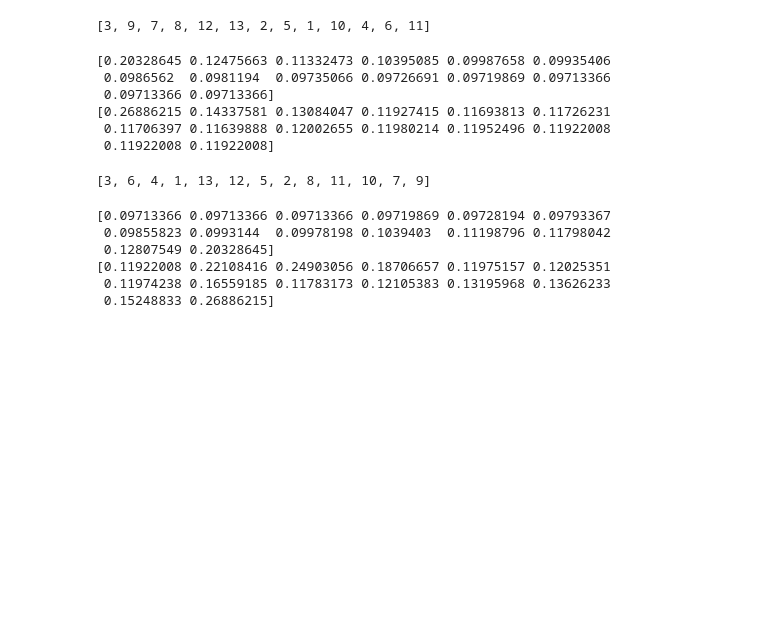
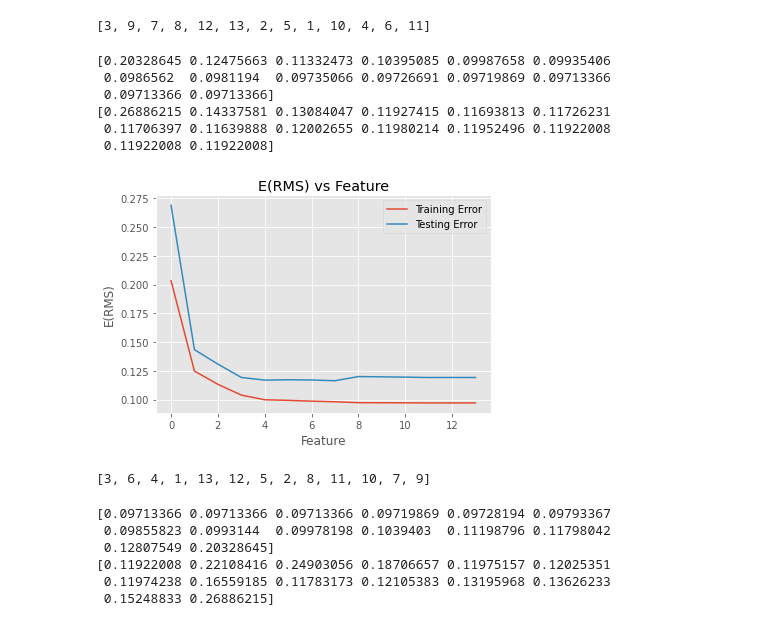
Before and after one commit to aayush11shah/FoDS-Assignments, a Jupyter notebook: Assignment-2/Assignment2.ipynb, the cells around one changed output. Drawn from its saved outputs; the diff is of its cells as text; code cells hidden in the pictures; blank space fills up the shorter version.

Commit message:
Added plots

```diff
--- a/Assignment-2/Assignment2.ipynb
+++ b/Assignment-2/Assignment2.ipynb
@@ -396,6 +414,24 @@ print(vec2)
 [0.26886215 0.14337581 0.13084047 0.11927415 0.11693813 0.11726231
  0.11706397 0.11639888 0.12002655 0.11980214 0.11952496 0.11922008
  0.11922008 0.11922008]
+# %%
+# Function to plot
+feature = [0,1,2,3,4,5,6,7,8,9,10,11,12,13]
+plt.plot(feature, vec1, label ='Training Error')
+plt.plot(feature, vec2, label ='Testing Error')
+
+plt.xlabel("Feature")
+plt.ylabel("E(RMS)")
+
+# Function add a legend
+plt.legend()
+
+plt.title("E(RMS) vs Feature")
+
+# function to show the plot
+plt.show()
+# %% [output]
+[figure, added]
 # %%
 vec3 = np.ones(14)
 vec4 = np.ones(14)
```
Also changed, not shown: parts of 2 cells of this notebook.
